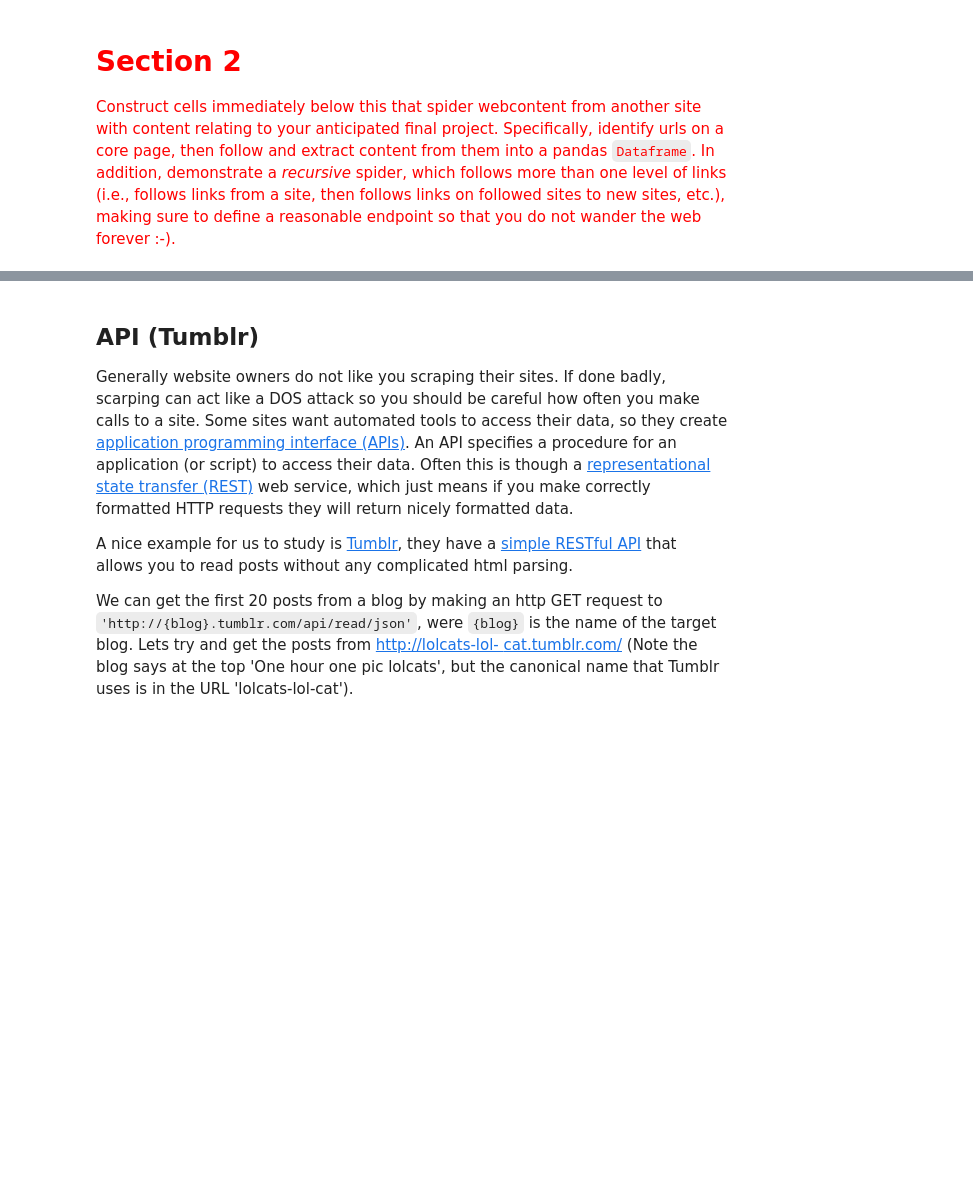
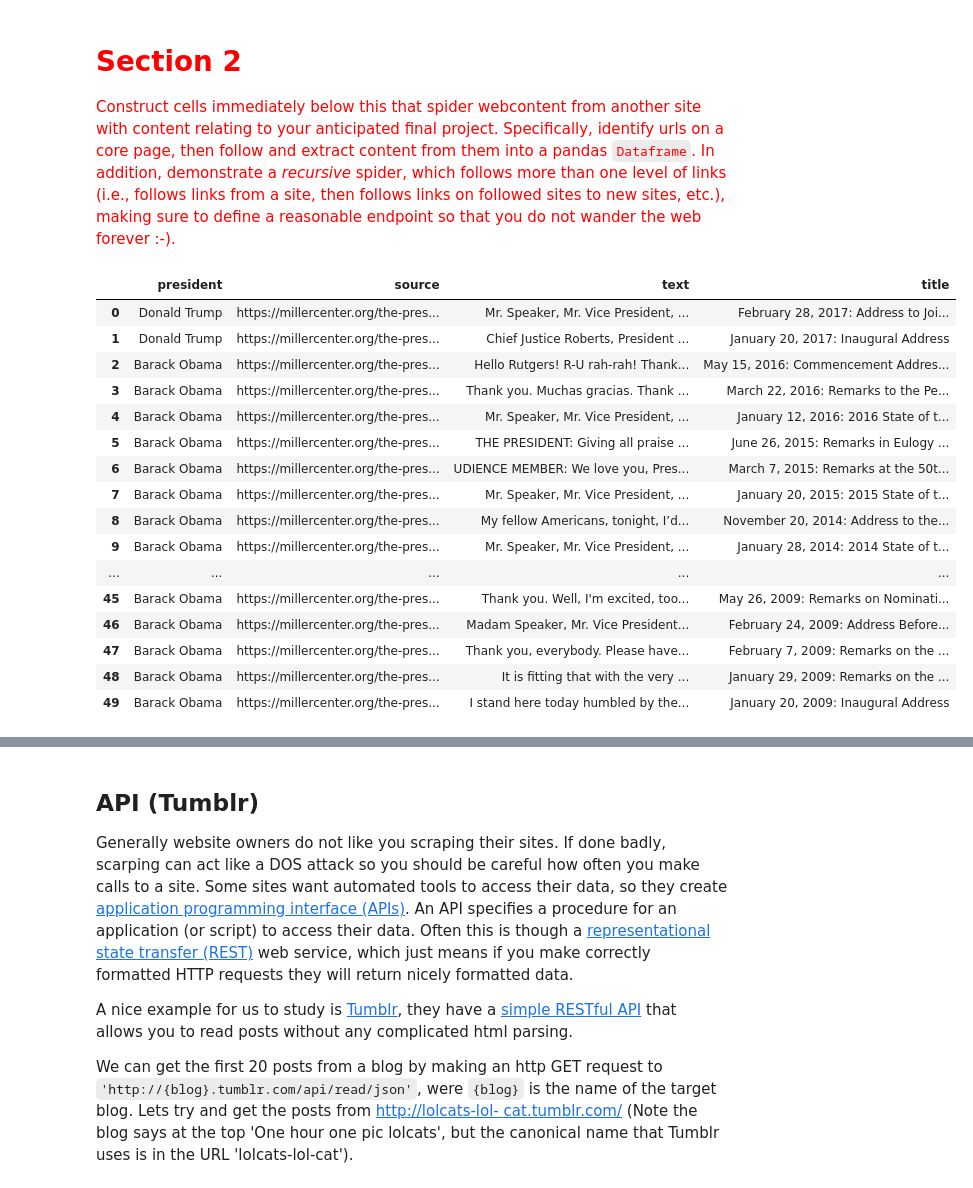
Before and after one commit to sunnyjooey/content-analysis-2018, a Jupyter notebook: 1-Intro/1-intro.ipynb, the cells around one changed output, grey strips where cells are left out. Saved outputs shown, nothing was run; the diff lists cells and outputs as text; code cells hidden in the pictures; blank space fills up the shorter version.

```diff
--- a/1-Intro/1-intro.ipynb
+++ b/1-Intro/1-intro.ipynb
@@ -411,0 +449,56 @@ contentParagraphsDF.head()
+# %%
+def getTextFromMillerCenter(baseUrl, urlList):
+
+    #Dictionary to build for dataframe
+    parsDict = {'source': [], 'text': [], 'title': [], 'president': []}
+
+    for relurl in urlList:
+        #Get page
+        url = urllib.parse.urljoin(baseUrl, relurl)
+        request = requests.get(url)
+        contentSoup = bs4.BeautifulSoup(request.text, 'html.parser')
+
+        #URL
+        parsDict['source'].append(url)
+
+        #Text of speech
+        contentTag = contentSoup.findAll('div',{'class' : 'transcript-inner'})
+        for content in contentTag:
+            text0 = content.text[11:] #leave out first word ('transcript')
+            text1 = re.sub(r'\n', ' ', text0)
+            text2 = re.sub(r'\s\s', ' ', text1)
+            text = re.sub(r'\xa0', '', text2)
+            parsDict['text'].append(text.replace("(Applause.) ", ''))
+
+        #President
+        presidentTag = contentSoup.findAll('p',{'class' : 'president-name'})
+        for president in presidentTag:
+            parsDict['president'].append(president.text)
+
+
+        #Title (date, occasion) of speech
+        titleTag = contentSoup.findAll('title')
+        for title in titleTag:
+            parsDict['title'].append(title.text.replace(' | Miller Center', ''))
+
+    return pandas.DataFrame(parsDict)
+# %%
+getTextFromMillerCenter('https://millercenter.org/', speech_urls[:50])
+# %% [output]
+|  | president | source | text | title |
+| 0 | Donald Trump | https://millercenter.org/the-pres... | Mr. Speaker, Mr. Vice President, ... | February 28, 2017: Address to Joi... |
+| 1 | Donald Trump | https://millercenter.org/the-pres... | Chief Justice Roberts, President ... | January 20, 2017: Inaugural Address |
+| 2 | Barack Obama | https://millercenter.org/the-pres... | Hello Rutgers! R-U rah-rah! Thank... | May 15, 2016: Commencement Addres... |
+| 3 | Barack Obama | https://millercenter.org/the-pres... | Thank you. Muchas gracias. Thank ... | March 22, 2016: Remarks to the Pe... |
+| 4 | Barack Obama | https://millercenter.org/the-pres... | Mr. Speaker, Mr. Vice President, ... | January 12, 2016: 2016 State of t... |
+| 5 | Barack Obama | https://millercenter.org/the-pres... | THE PRESIDENT: Giving all praise ... | June 26, 2015: Remarks in Eulogy ... |
+| 6 | Barack Obama | https://millercenter.org/the-pres... | UDIENCE MEMBER: We love you, Pres... | March 7, 2015: Remarks at the 50t... |
+| 7 | Barack Obama | https://millercenter.org/the-pres... | Mr. Speaker, Mr. Vice President, ... | January 20, 2015: 2015 State of t... |
+| 8 | Barack Obama | https://millercenter.org/the-pres... | My fellow Americans, tonight, I’d... | November 20, 2014: Address to the... |
+| 9 | Barack Obama | https://millercenter.org/the-pres... | Mr. Speaker, Mr. Vice President, ... | January 28, 2014: 2014 State of t... |
+| ... | ... | ... | ... | ... |
+| 45 | Barack Obama | https://millercenter.org/the-pres... | Thank you. Well, I'm excited, too... | May 26, 2009: Remarks on Nominati... |
+| 46 | Barack Obama | https://millercenter.org/the-pres... | Madam Speaker, Mr. Vice President... | February 24, 2009: Address Before... |
+| 47 | Barack Obama | https://millercenter.org/the-pres... | Thank you, everybody. Please have... | February 7, 2009: Remarks on the ... |
+| 48 | Barack Obama | https://millercenter.org/the-pres... | It is fitting that with the very ... | January 29, 2009: Remarks on the ... |
+| 49 | Barack Obama | https://millercenter.org/the-pres... | I stand here today humbled by the... | January 20, 2009: Inaugural Address |
```
Also changed, not shown: parts of 2 cells of this notebook.
